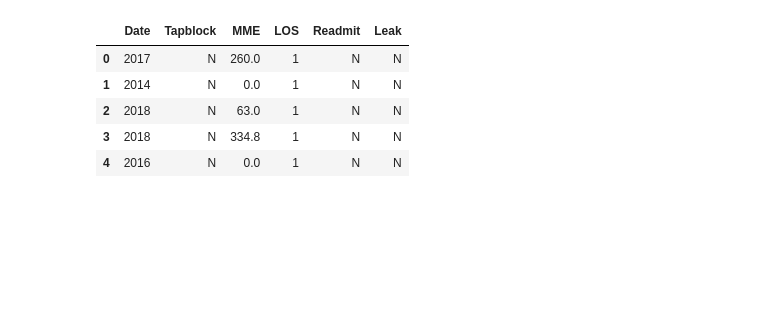
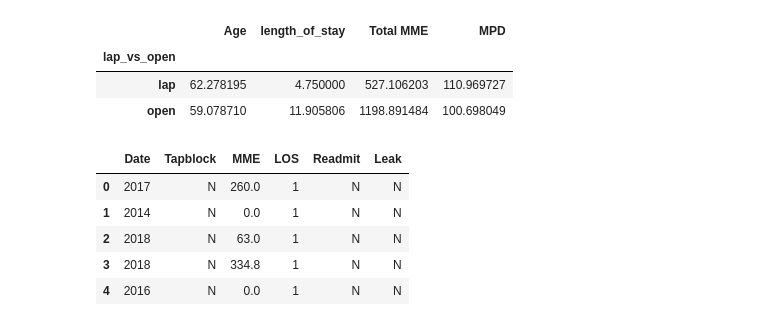
Before and after one commit to blessjal/blessjal, a Jupyter notebook: eras_trimmed_analysis.ipynb, the cells around one changed output. Drawn from its saved outputs; the diff is of its cells as text; code cells hidden in the pictures; blank space fills up the shorter version.

```diff
--- a/eras_trimmed_analysis.ipynb
+++ b/eras_trimmed_analysis.ipynb
@@ -57 +96,10 @@ df.head()
+# %%
+df4 = sex_and_age.groupby('lap_vs_open')['Age', 'length_of_stay', 'Total MME'].mean()
+df4['MPD'] = df4['Total MME']/df4['length_of_stay']
+df4
+# %% [output]
+|  | Age | length_of_stay | Total MME | MPD |
+| lap_vs_open |  |  |  |  |
+| lap | 62.278195 | 4.750000 | 527.106203 | 110.969727 |
+| open | 59.078710 | 11.905806 | 1198.891484 | 100.698049 |
 # %%
```
Also changed, not shown: parts of 11 cells of this notebook.
